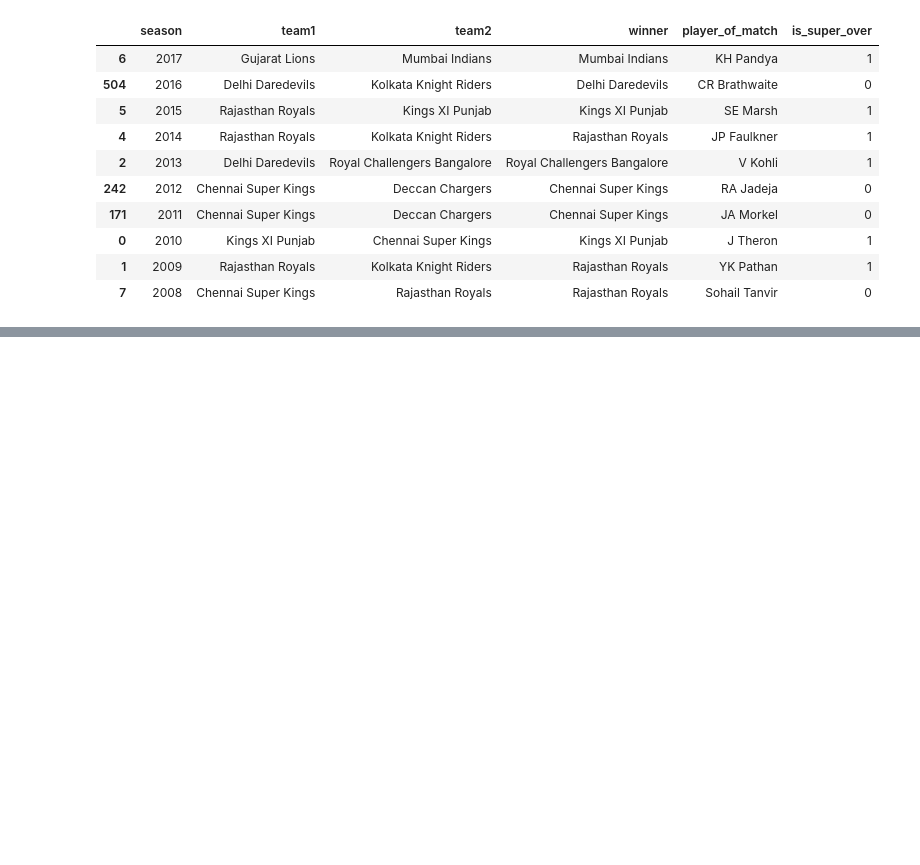
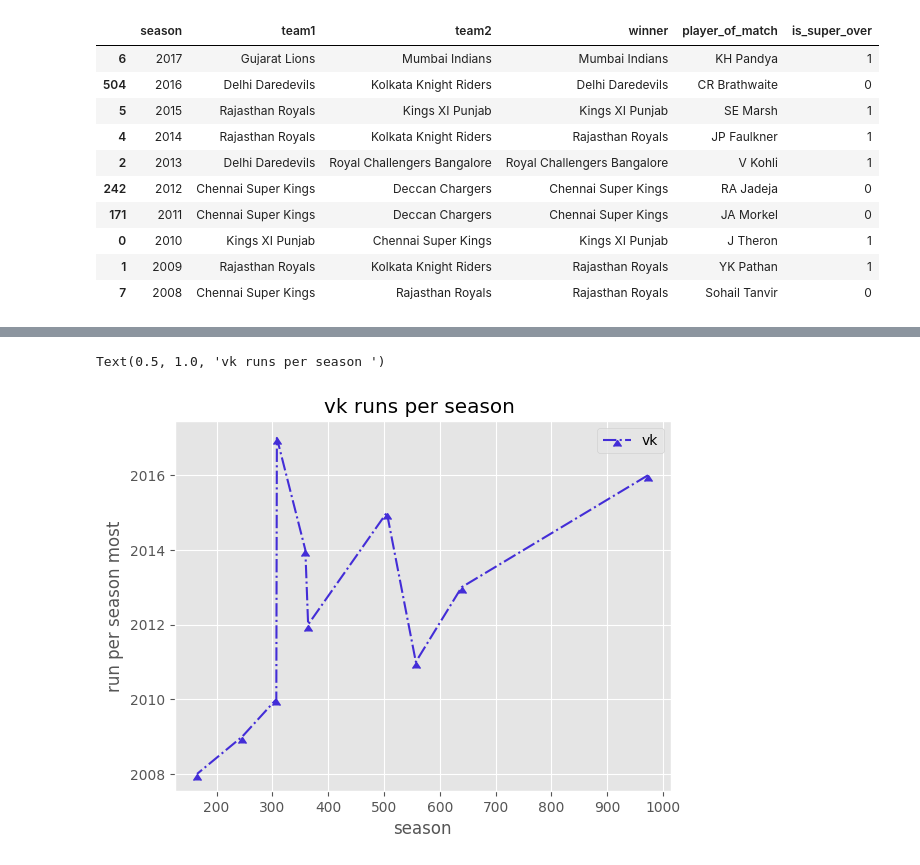
Before and after one commit to Ganesh20000/100_day_of_code, a Jupyter notebook: pandas/dataset2/merging.ipynb, the cells around one changed output, grey strips where cells are left out. Saved outputs shown, nothing was run; the diff lists cells and outputs as text; code cells hidden in the pictures; blank space fills up the shorter version.

```diff
--- a/pandas/dataset2/merging.ipynb
+++ b/pandas/dataset2/merging.ipynb
@@ -456,0 +471,4 @@ super
+# %%
+vk =data[data['batsman']=="V Kohli"]
+# %%
+vk_per_season= (vk.groupby('season')['batsman_runs'].sum()).sort_values(ascending=0).reset_index()
@@ -456,0 +489,9 @@ super
+# %%
+plt.plot(vk_per_season['batsman_runs'],vk_per_season['season'],color='#432DD7',linestyle='dashdot',marker=6,markersize=6,label='vk')
+plt.legend()
+plt.xlabel('season')
+plt.ylabel('run per season most')
+plt.title('vk runs per season ')
+# %% [output]
+Text(0.5, 1.0, 'vk runs per season ')
+[figure, added]
```
Also changed, not shown: parts of 10 cells of this notebook, 3 other files.
